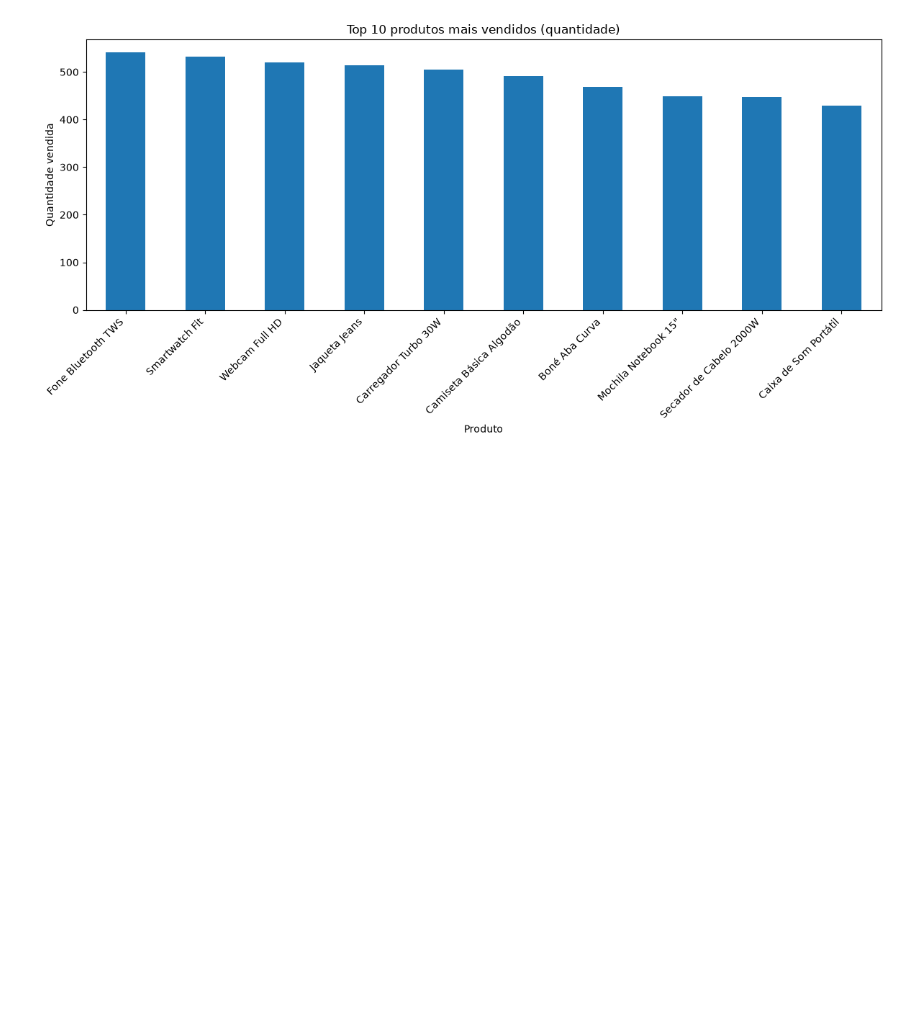
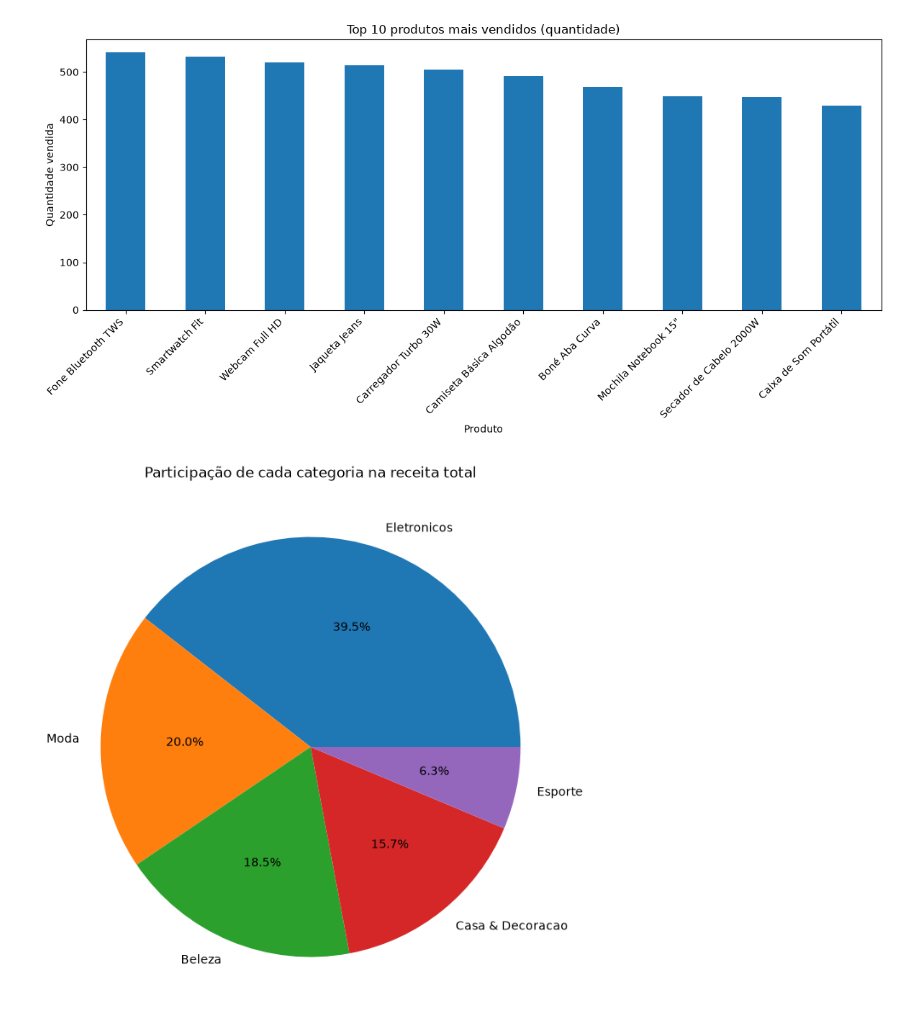
Before and after one commit to luizolavoremy/analise-pedidos-loja, a Jupyter notebook: analise_pedidos.ipynb, the cells around one changed output. Saved outputs shown, nothing was run; the diff lists cells and outputs as text; code cells hidden in the pictures; blank space fills up the shorter version.

Commit message:
gráfico de pizza, participação das categorias

```diff
--- a/analise_pedidos.ipynb
+++ b/analise_pedidos.ipynb
@@ -952,3 +952,12 @@ plt.tight_layout()
 plt.show()
 # %% [output]
 [figure]
+# %%
+categoria_receita = df.groupby("categoria")["receita"].sum().sort_values(ascending=False)
+# %%
+categoria_receita.plot(kind="pie", autopct="%1.1f%%", figsize=(8, 8))
+plt.title("Participação de cada categoria na receita total")
+plt.ylabel("")
+plt.show()
+# %% [output]
+[figure, added]
```
